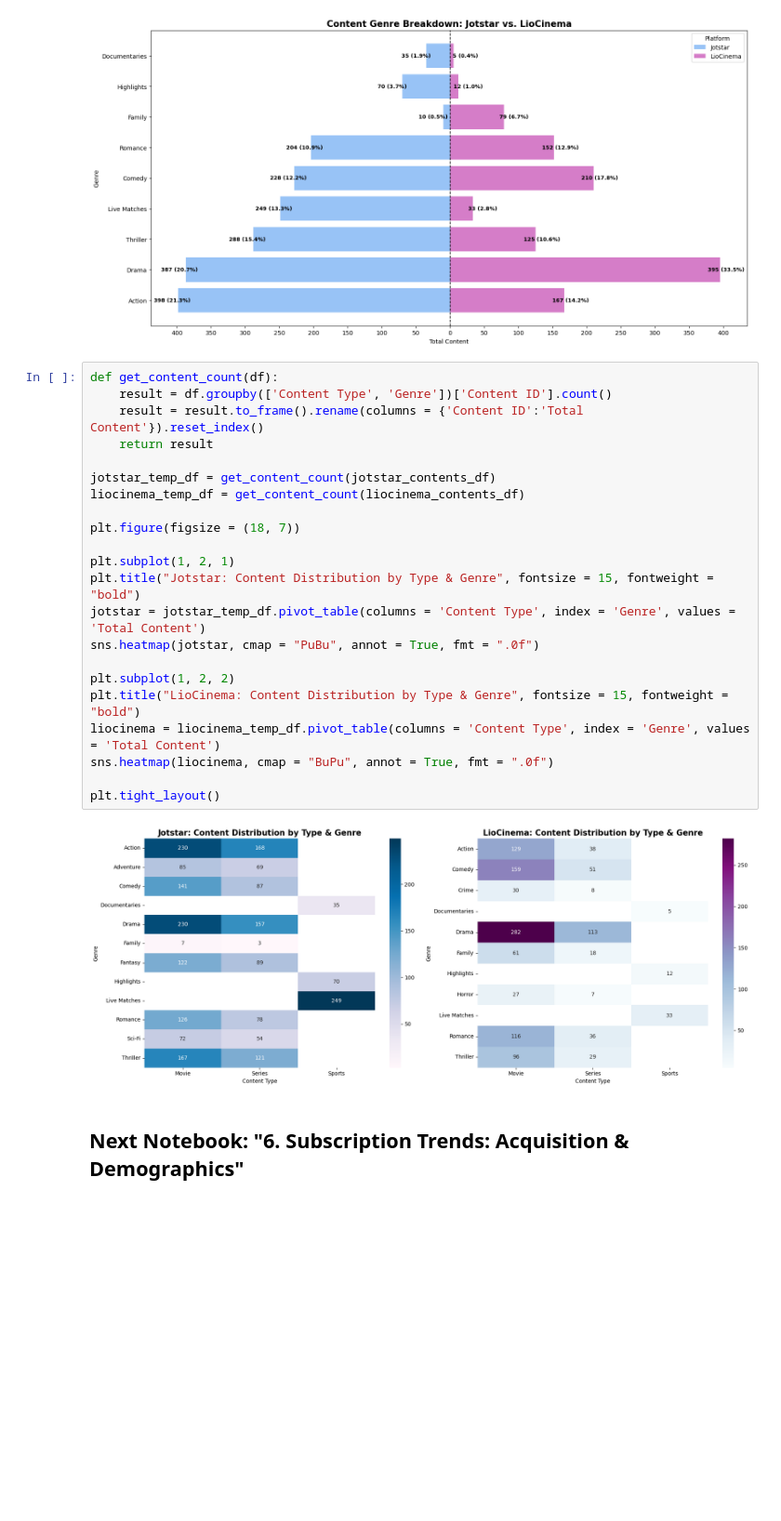
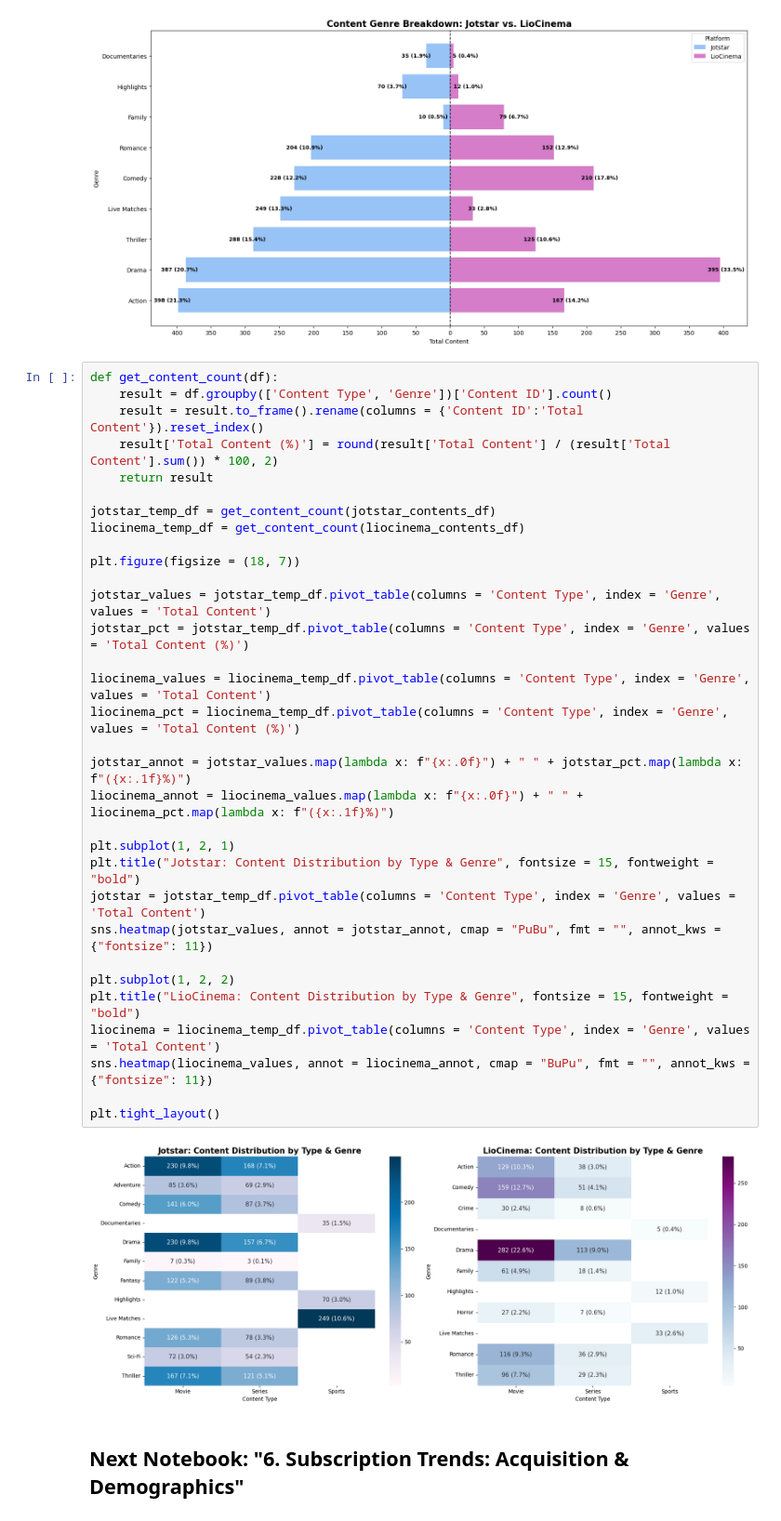
Before and after one commit to jarsheenkaur/Codebasics-Resume-Projects, a Jupyter notebook: Challenge #14 - LioJotstar (Insights for Post-Merger Growth)/LioJotstar Merger - Data Analysis with Python for Strategic Optimization/05. Content Diversity.ipynb, the cells around one changed output. Shown: that part at 93% size. Saved outputs shown, nothing was run; the diff lists cells and outputs as text; blank space fills up the shorter version.

```diff
--- a/Challenge #14 - LioJotstar (Insights for Post-Merger Growth)/LioJotstar Merger - Data Analysis with Python for Strategic Optimization/05. Content Diversity.ipynb
+++ b/Challenge #14 - LioJotstar (Insights for Post-Merger Growth)/LioJotstar Merger - Data Analysis with Python for Strategic Optimization/05. Content Diversity.ipynb
@@ -162,26 +162,36 @@ plt.legend(title = "Platform", loc = "upper right")
 # %%
 def get_content_count(df):
     result = df.groupby(['Content Type', 'Genre'])['Content ID'].count()
     result = result.to_frame().rename(columns = {'Content ID':'Total Content'}).reset_index()
+    result['Total Content (%)'] = round(result['Total Content'] / (result['Total Content'].sum()) * 100, 2)
     return result
 
 jotstar_temp_df = get_content_count(jotstar_contents_df)
 liocinema_temp_df = get_content_count(liocinema_contents_df)
 
 plt.figure(figsize = (18, 7))
 
+jotstar_values = jotstar_temp_df.pivot_table(columns = 'Content Type', index = 'Genre', values = 'Total Content')
+jotstar_pct = jotstar_temp_df.pivot_table(columns = 'Content Type', index = 'Genre', values = 'Total Content (%)')
+
+liocinema_values = liocinema_temp_df.pivot_table(columns = 'Content Type', index = 'Genre', values = 'Total Content')
+liocinema_pct = liocinema_temp_df.pivot_table(columns = 'Content Type', index = 'Genre', values = 'Total Content (%)')
+
+jotstar_annot = jotstar_values.map(lambda x: f"{x:.0f}") + " " + jotstar_pct.map(lambda x: f"({x:.1f}%)")
+liocinema_annot = liocinema_values.map(lambda x: f"{x:.0f}") + " " + liocinema_pct.map(lambda x: f"({x:.1f}%)")
+
 plt.subplot(1, 2, 1)
 plt.title("Jotstar: Content Distribution by Type & Genre", fontsize = 15, fontweight = "bold")
 jotstar = jotstar_temp_df.pivot_table(columns = 'Content Type', index = 'Genre', values = 'Total Content')
-sns.heatmap(jotstar, cmap = "PuBu", annot = True, fmt = ".0f")
+sns.heatmap(jotstar_values, annot = jotstar_annot, cmap = "PuBu", fmt = "", annot_kws = {"fontsize": 11})
 
 plt.subplot(1, 2, 2)
 plt.title("LioCinema: Content Distribution by Type & Genre", fontsize = 15, fontweight = "bold")
 liocinema = liocinema_temp_df.pivot_table(columns = 'Content Type', index = 'Genre', values = 'Total Content')
-sns.heatmap(liocinema, cmap = "BuPu", annot = True, fmt = ".0f")
+sns.heatmap(liocinema_values, annot = liocinema_annot, cmap = "BuPu", fmt = "", annot_kws = {"fontsize": 11})
 
 plt.tight_layout()
 # %% [output]
-[figure, old version]
+[figure, new version]
 # %% [markdown]
 ## Next Notebook: "6. Subscription Trends: Acquisition & Demographics"
```
Also changed, not shown: parts of 1 cell of this notebook, 2 other files.
